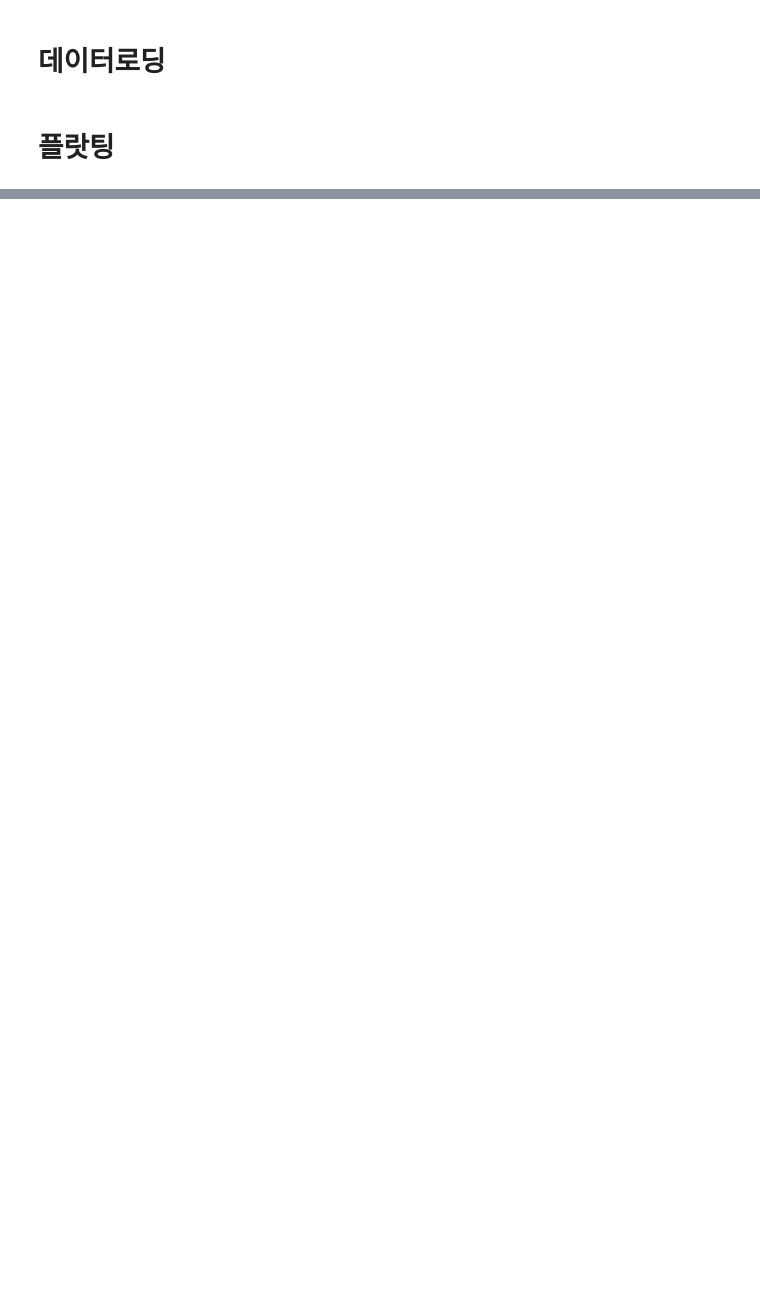
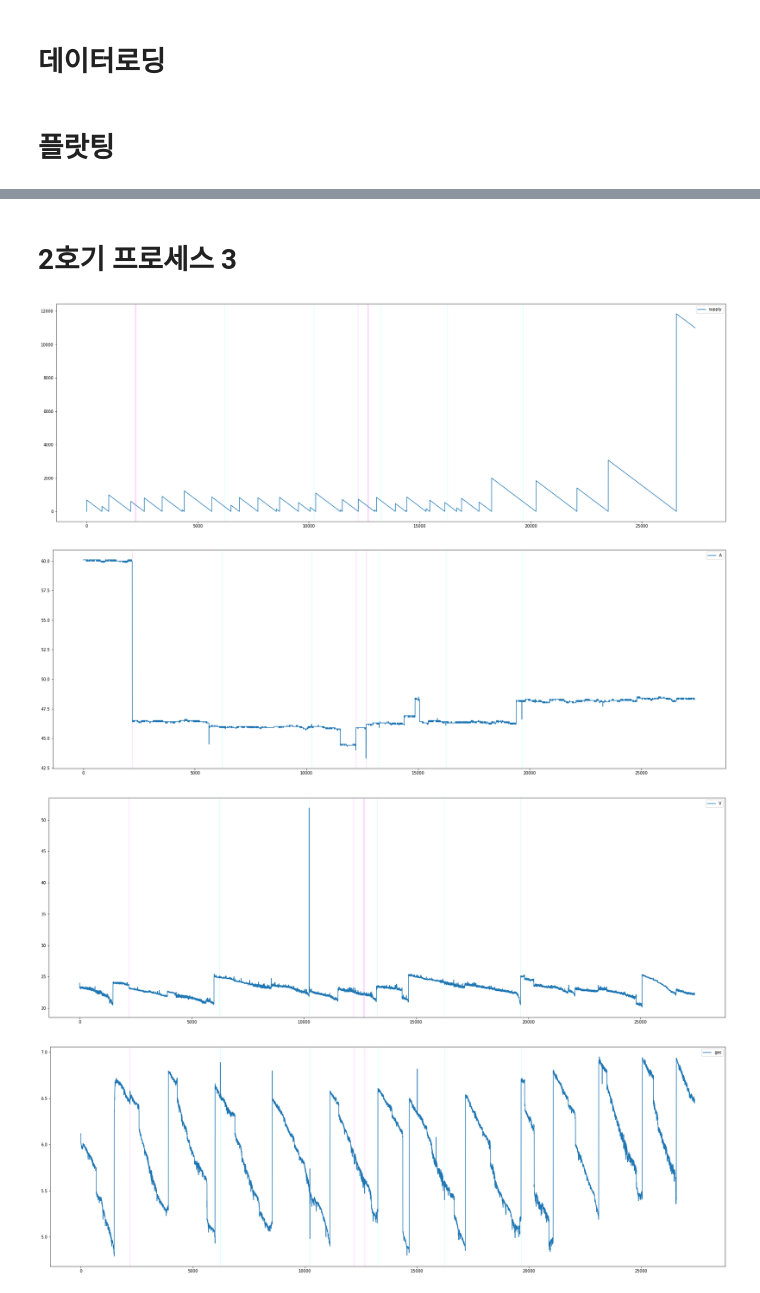
Before and after one commit to AnnJungChan/youngjin_TECH, a Jupyter notebook: DATA_PLOT/time_series_with_error.ipynb, the cells around one changed output, grey strips where cells are left out. Cells and saved outputs as stored; diff of their text form; code cells hidden in the pictures; blank space fills up the shorter version.

```diff
--- a/DATA_PLOT/time_series_with_error.ipynb
+++ b/DATA_PLOT/time_series_with_error.ipynb
@@ -89,0 +111,13 @@ for i in range(len(list_columns)) :
+# %% [markdown]
+# 2호기 프로세스 3
+# %%
+list_columns = ['supply','A','V','gas','sec','tip_cum']
+list_name = ['생산량', '전류', '전압','가스','용접시간','팁누적개수']
+for i in range(len(list_columns)) :
+  plot_sensor(machine_data[3],f'{list_columns[i]}')
+  plt.savefig("2호기_3"+f'{list_name[i]}')
+# %% [output]
+[figure, added]
+[figure, added]
+[figure, added]
+[figure, added]
```
Also changed, not shown: parts of 14 cells of this notebook.
